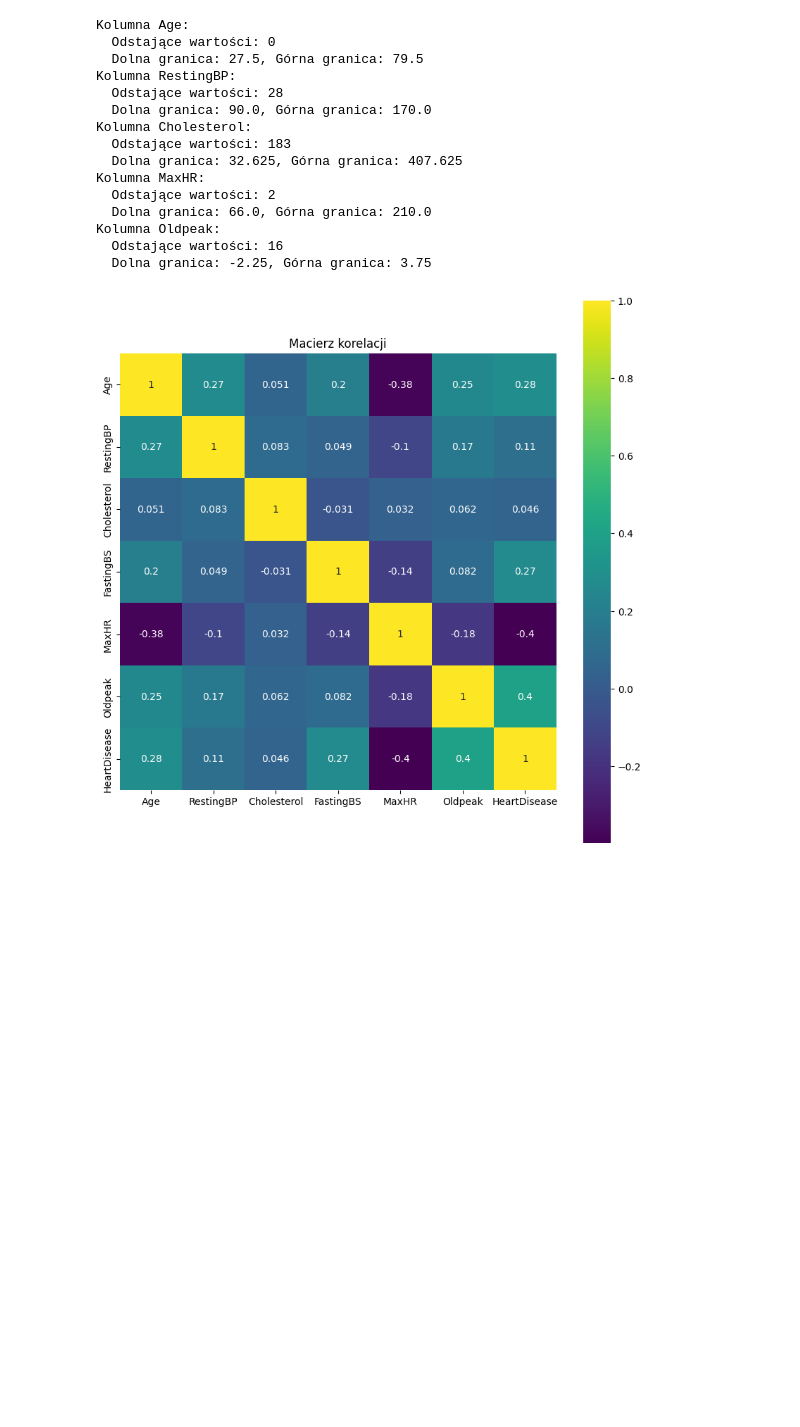
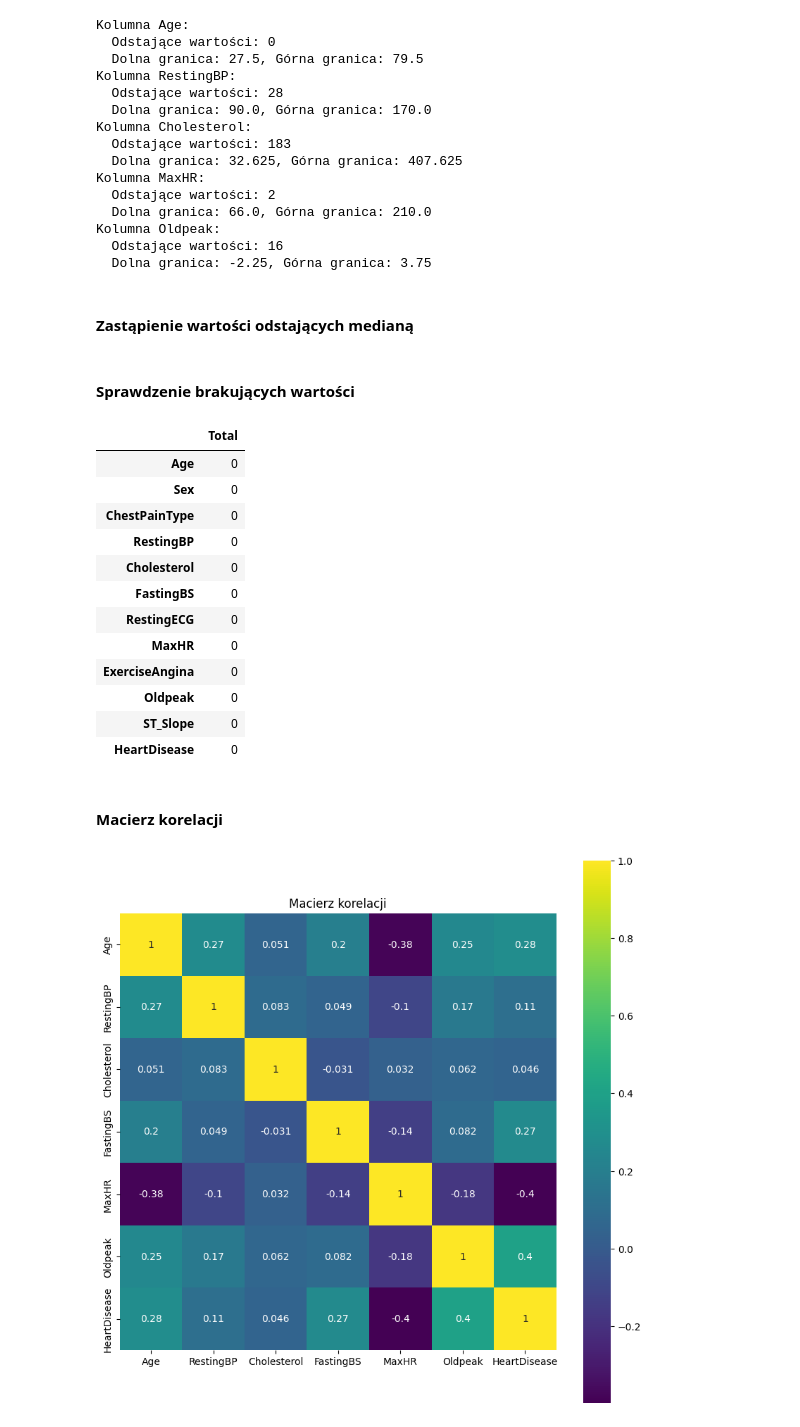
Before and after one commit to piotr-stec/snn-heart-failure, a Jupyter notebook: heartDisease.ipynb, the cells around one changed output. Saved outputs shown, nothing was run; the diff lists cells and outputs as text; code cells hidden in the pictures; blank space fills up the shorter version.

```diff
--- a/heartDisease.ipynb
+++ b/heartDisease.ipynb
@@ -208,4 +218,6 @@ Kolumna MaxHR:
 Kolumna Oldpeak:
   Odstające wartości: 16
   Dolna granica: -2.25, Górna granica: 3.75
+# %% [markdown]
+#### Zastąpienie wartości odstających medianą
 # %%
@@ -219,6 +231,27 @@ for col in numeric_columns:
     median = data[col].median()
     data[col] = np.where(data[col] < lower_bound, median, data[col])
     data[col] = np.where(data[col] > upper_bound, median, data[col])
+# %% [markdown]
+#### Sprawdzenie brakujących wartości
+# %%
+missing = pd.concat([data.isnull().sum()], axis=1, keys=['Total'])
+missing
+# %% [output]
+|  | Total |
+| Age | 0 |
+| Sex | 0 |
+| ChestPainType | 0 |
+| RestingBP | 0 |
+| Cholesterol | 0 |
+| FastingBS | 0 |
+| RestingECG | 0 |
+| MaxHR | 0 |
+| ExerciseAngina | 0 |
+| Oldpeak | 0 |
+| ST_Slope | 0 |
+| HeartDisease | 0 |
+# %% [markdown]
+#### Macierz korelacji
 # %%
 import seaborn as sns
 
```
Also changed, not shown: parts of 21 cells of this notebook.
